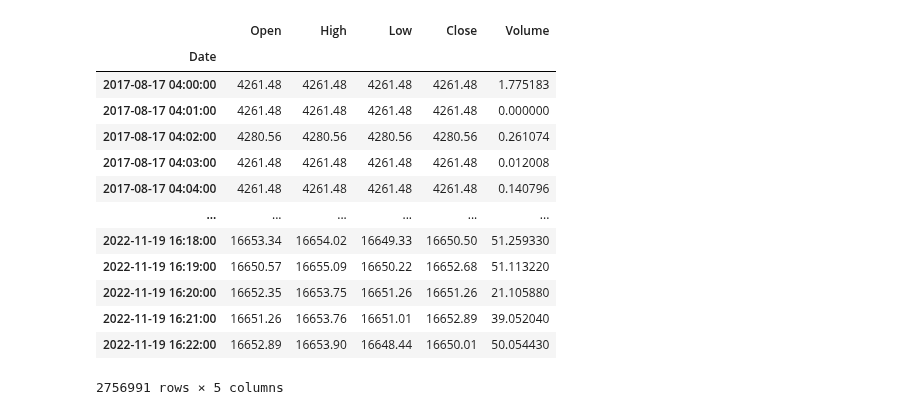
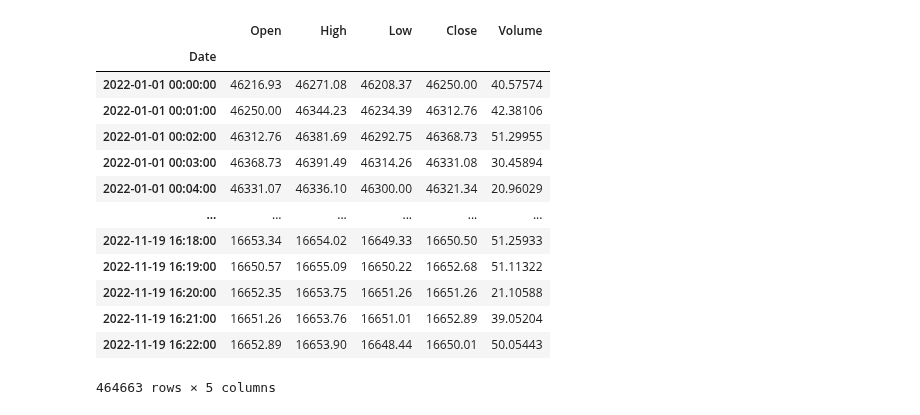
Before and after one commit to Idanq1/Stocks-Strategies, a Jupyter notebook: Algo Course/P2/sma crossover 2.ipynb, the cells around one changed output. Saved outputs shown, nothing was run; the diff lists cells and outputs as text; code cells hidden in the pictures.

```diff
--- a/Algo Course/P2/sma crossover 2.ipynb
+++ b/Algo Course/P2/sma crossover 2.ipynb
@@ -87,19 +93,19 @@ class strategy_tester():
 # %%
-df = pd.read_csv("test_min.csv", parse_dates=["Date"], index_col="Date")
+df = pd.read_csv("test_min.csv", parse_dates=["Date"], index_col="Date").loc["2022"]
 df
 # %% [output]
 |  | Open | High | Low | Close | Volume |
 | Date |  |  |  |  |  |
-| 2017-08-17 04:00:00 | 4261.48 | 4261.48 | 4261.48 | 4261.48 | 1.775183 |
-| 2017-08-17 04:01:00 | 4261.48 | 4261.48 | 4261.48 | 4261.48 | 0.000000 |
-| 2017-08-17 04:02:00 | 4280.56 | 4280.56 | 4280.56 | 4280.56 | 0.261074 |
-| 2017-08-17 04:03:00 | 4261.48 | 4261.48 | 4261.48 | 4261.48 | 0.012008 |
-| 2017-08-17 04:04:00 | 4261.48 | 4261.48 | 4261.48 | 4261.48 | 0.140796 |
+| 2022-01-01 00:00:00 | 46216.93 | 46271.08 | 46208.37 | 46250.00 | 40.57574 |
+| 2022-01-01 00:01:00 | 46250.00 | 46344.23 | 46234.39 | 46312.76 | 42.38106 |
+| 2022-01-01 00:02:00 | 46312.76 | 46381.69 | 46292.75 | 46368.73 | 51.29955 |
+| 2022-01-01 00:03:00 | 46368.73 | 46391.49 | 46314.26 | 46331.08 | 30.45894 |
+| 2022-01-01 00:04:00 | 46331.07 | 46336.10 | 46300.00 | 46321.34 | 20.96029 |
 | ... | ... | ... | ... | ... | ... |
-| 2022-11-19 16:18:00 | 16653.34 | 16654.02 | 16649.33 | 16650.50 | 51.259330 |
-| 2022-11-19 16:19:00 | 16650.57 | 16655.09 | 16650.22 | 16652.68 | 51.113220 |
-| 2022-11-19 16:20:00 | 16652.35 | 16653.75 | 16651.26 | 16651.26 | 21.105880 |
-| 2022-11-19 16:21:00 | 16651.26 | 16653.76 | 16651.01 | 16652.89 | 39.052040 |
-| 2022-11-19 16:22:00 | 16652.89 | 16653.90 | 16648.44 | 16650.01 | 50.054430 |
+| 2022-11-19 16:18:00 | 16653.34 | 16654.02 | 16649.33 | 16650.50 | 51.25933 |
+| 2022-11-19 16:19:00 | 16650.57 | 16655.09 | 16650.22 | 16652.68 | 51.11322 |
+| 2022-11-19 16:20:00 | 16652.35 | 16653.75 | 16651.26 | 16651.26 | 21.10588 |
+| 2022-11-19 16:21:00 | 16651.26 | 16653.76 | 16651.01 | 16652.89 | 39.05204 |
+| 2022-11-19 16:22:00 | 16652.89 | 16653.90 | 16648.44 | 16650.01 | 50.05443 |
-2756991 rows × 5 columns
+464663 rows × 5 columns
 # %%
```
Also changed, not shown: parts of 11 cells of this notebook, 3 other files.
